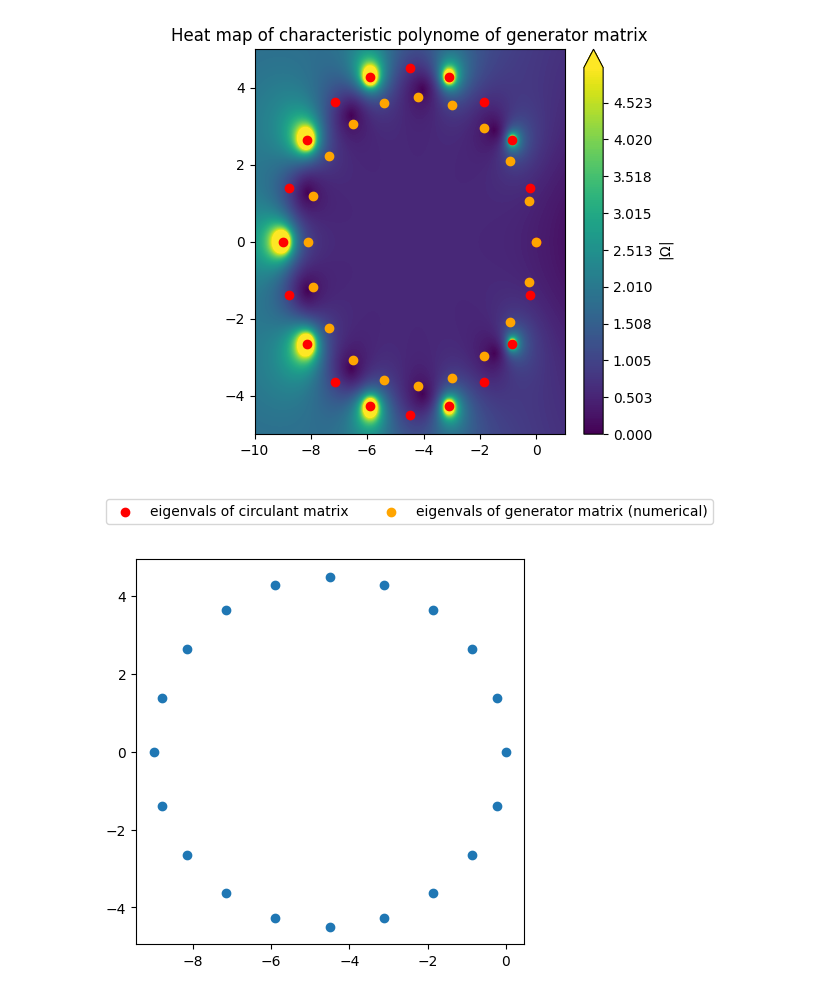
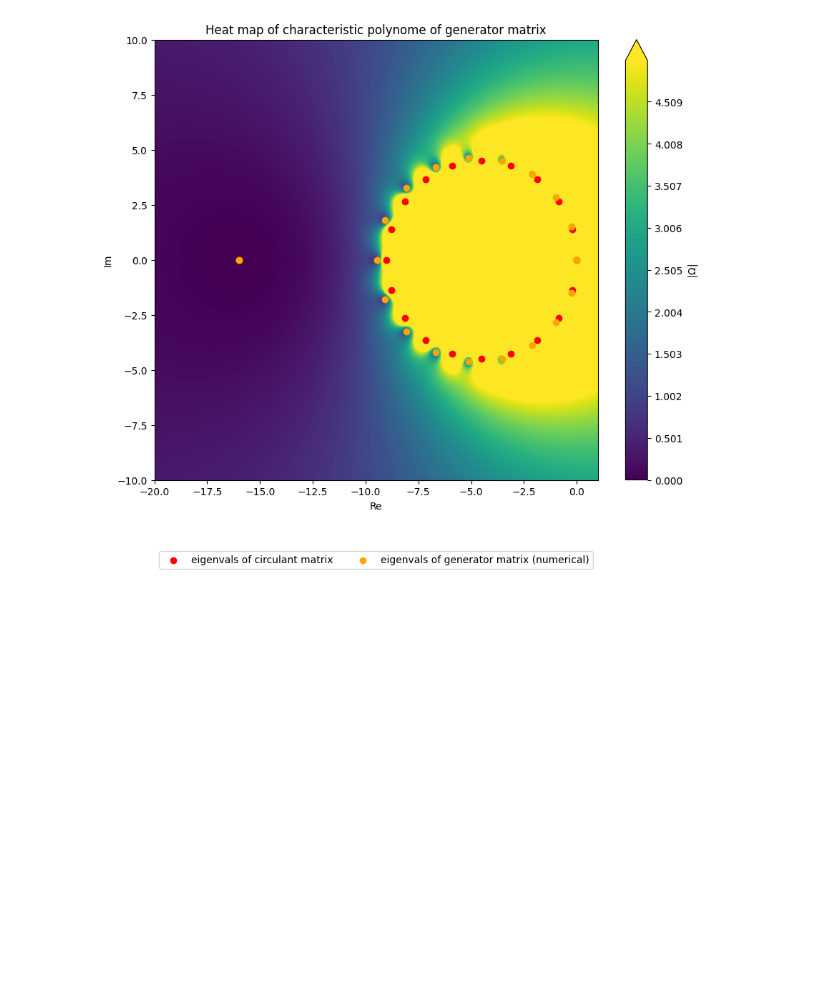
Before and after one commit to LaurenzGuentner/Bachelor-thesis, a Jupyter notebook: Eigenvalue_investigation.ipynb, the cells around one changed output. Drawn from its saved outputs; the diff is of its cells as text; code cells hidden in the pictures; blank space fills up the shorter version.

Commit message:
Update of characteristic polynome of generator matrix

```diff
--- a/Eigenvalue_investigation.ipynb
+++ b/Eigenvalue_investigation.ipynb
@@ -9,8 +9,8 @@ from thesis_functions import build_generator_matrix, calculate_and_order_eigensp
 N = 10
 M = 10
 #transition rates at end of each chain
-r_ab = 1
-r_ba = 1
+r_ab = 16
+r_ba = 16
 refractory_periods = [2,2]
 r = (N-1)/refractory_periods[0]
 
@@ -25,51 +25,56 @@ eigenvals,Q,P = calculate_and_order_eigenspectrum(L)
 roots_of_unity = np.array([np.exp(-(2*np.pi*1j*k)/(N+M)) for k in range(N+M)])
 roots_of_circulant_matrix = -r*np.ones(len(roots_of_unity)) + r*roots_of_unity
 
+def omega(x):
+    W_11 = 0
+    W_22 = 0
+    W_12 = 0
+    W_21 = 0
 
-def omega(x):
-    sum = 0
     for j in range(N+M):
         phi_j = (2*np.pi*j)/(N+M)
-        prefactor = (np.exp(-1j * phi_j) - 1)/(roots_of_circulant_matrix[j] - x) if x != roots_of_circulant_matrix[j] else 10**9
-        postfactor = (r_ab - r) * (1 + np.exp(-1j*phi_j*M)) + (r_ba - r) * (1 + np.exp(1j*phi_j*M))
-        sum += prefactor * postfactor
+        W_11 += (1-np.exp(-1j*phi_j))/(roots_of_circulant_matrix[j]-x)
+        W_22 += (1-np.exp(-1j*phi_j))/(roots_of_circulant_matrix[j]-x)
+        W_12 += (np.exp(-1j*phi_j*M)) * (1-np.exp(-1j*phi_j))/(roots_of_circulant_matrix[j]-x)
+        W_21 += (np.exp(1j*phi_j*M)) * (1-np.exp(-1j*phi_j))/(roots_of_circulant_matrix[j]-x)
 
-    return 1 + 1/(N+M) *sum
+    W_11 = (r-r_ab)/(N+M) * W_11
+    W_22 = (r-r_ba)/(N+M) * W_22
+    W_12 = (r-r_ba)/(N+M) * W_12
+    W_21 = (r-r_ab)/(N+M) * W_21
 
-n_sampling = 400
+    return (1+W_11)*(1+W_22) - W_12 * W_21
 
-Re = np.linspace(-10,1,n_sampling)
-Im = np.linspace(-5,5,n_sampling)
+n_sampling = 200
+
+Re = np.linspace(-20,1,n_sampling)
+Im = np.linspace(-10,10,n_sampling)
 
 RE, IM = np.meshgrid(Re, Im)
 
 Z = RE + IM * 1j
 
 # Compute Omega on grid
 W_grid = np.zeros_like(Z)
 for i in range(n_sampling):
     for j in range(n_sampling):
         W_grid[i,j] = omega(Z[i,j])
 
-my_levels = np.linspace(0, 5, 200)
+my_levels = np.linspace(0, 5, 500)
 
+plt.rcParams["figure.figsize"] = [10,8]
 plt.contourf(RE, IM, np.abs(W_grid), cmap ='viridis', levels= my_levels, vmin = 0, vmax = 5,  extend='max')
 plt.colorbar(label='$|\Omega|$')
 plt.scatter(roots_of_circulant_matrix.real, roots_of_circulant_matrix.imag, color='red', label='eigenvals of circulant matrix')
 plt.scatter(eigenvals.real, eigenvals.imag, color = 'orange', label='eigenvals of generator matrix (numerical)')
+plt.xlabel('Re')
+plt.ylabel('Im')
 plt.legend(
     loc='upper center',
     bbox_to_anchor=(0.5, -0.15),
     ncol=2
 )
 plt.title('Heat map of characteristic polynome of generator matrix')
 plt.show()
-
-
-
-plt.rcParams["figure.figsize"] = [5,5]
-plt.scatter(roots_of_circulant_matrix.real,roots_of_circulant_matrix.imag)
-plt.show()
 # %% [output]
-[figure, old version]
+[figure, new version]
-[figure, removed]
```
Also changed, not shown: parts of 2 cells of this notebook, 1 other file.
